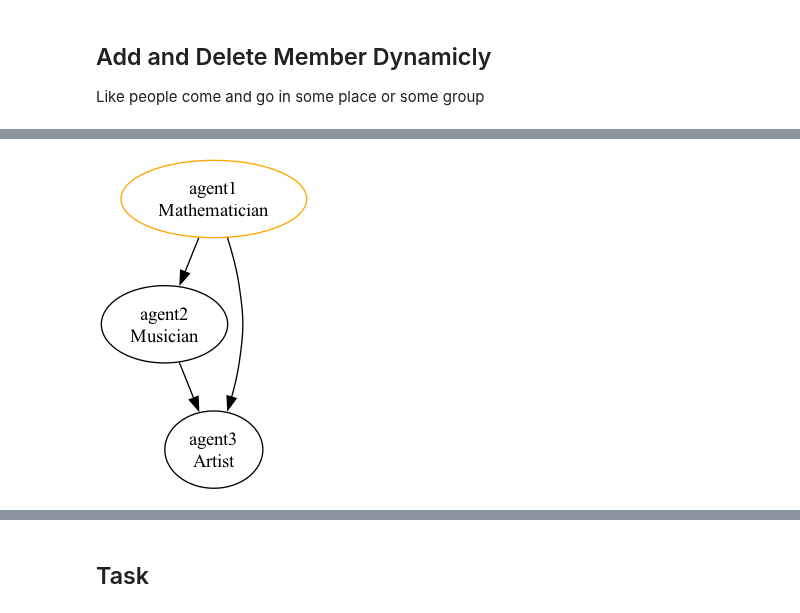
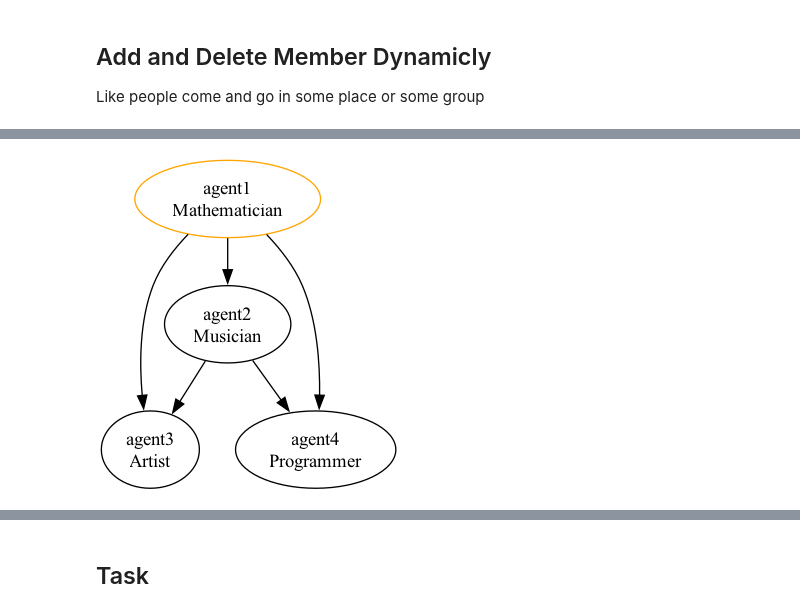
Before and after one commit to ZJCODE/Multi-Agent-Framework, a Jupyter notebook: dev/demo.ipynb, the cells around one changed output, grey strips where cells are left out. Cells and saved outputs as stored; diff of their text form; code cells hidden in the pictures.

Commit message:
update agent

```diff
--- a/dev/demo.ipynb
+++ b/dev/demo.ipynb
@@ -175,7 +183,16 @@ g.add_member(
         Agent(
             name="agent3", role="Artist",
             description="Transfer to me if you need help with art.", dify_access_token=os.environ.get("AGENT3_ACCESS_TOKEN")
-            ),[("agent1","agent3"),("agent2","agent3")]
+            ),
+            [("agent1","agent3"),("agent2","agent3")]
+    )
+
+g.add_member(
+        Agent(
+            name="agent4", role="Programmer",
+            description="Transfer to me if you need help with programming.", model_client=model_client
+            ),
+            [("agent1","agent4"),("agent2","agent4")]
     )
 
 Image(g.draw_relations())
@@ -186,4 +207,4 @@ Image(g.draw_relations())
-[figure, old version]
+[figure, new version]
 # %%
 g.delete_member("agent2")
 Image(g.draw_relations())
```
Also changed, not shown: parts of 13 cells of this notebook, 1 other file.
